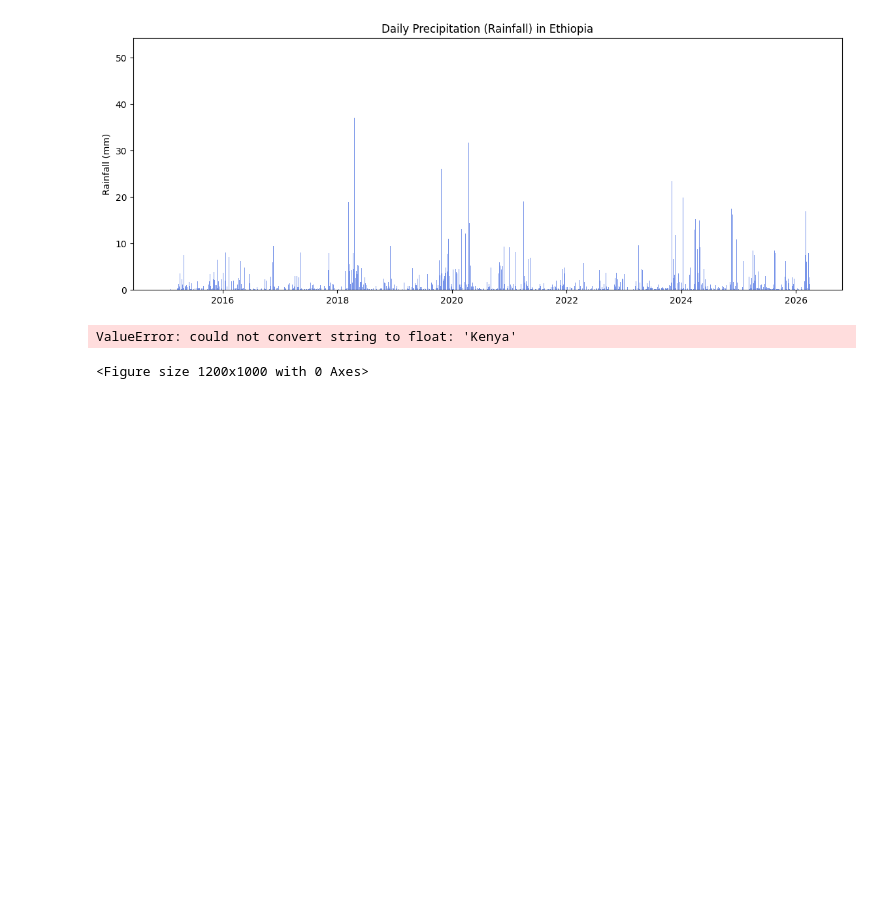
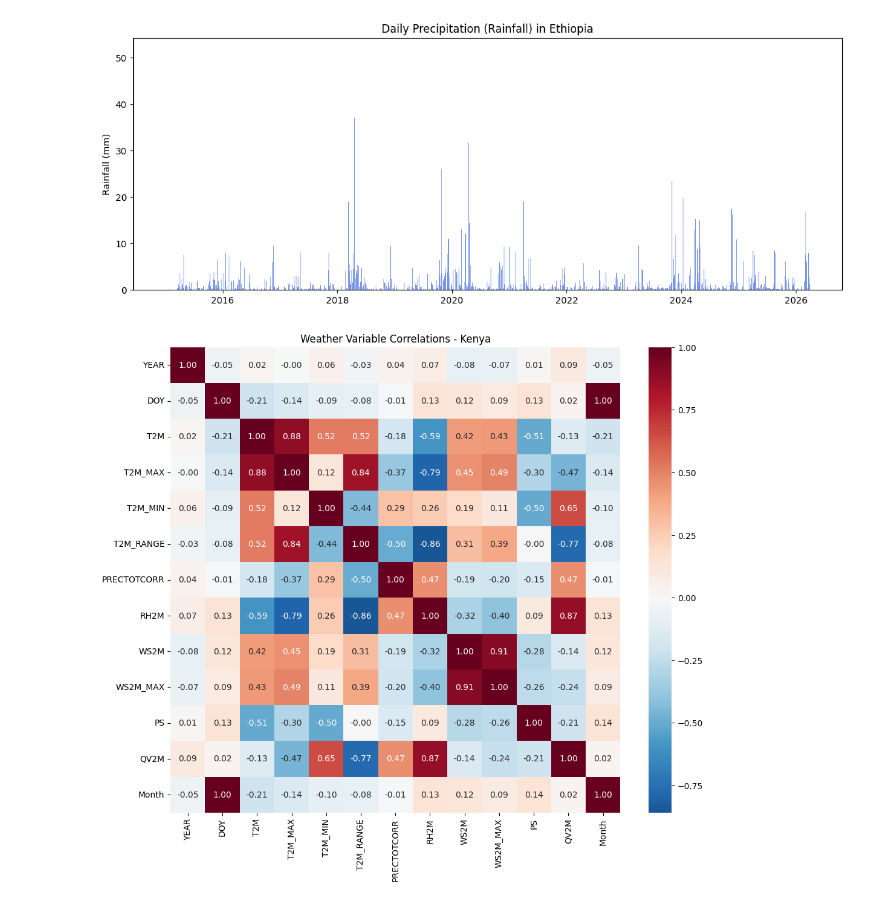
Before and after one commit to mycodebook123/climate-challenge-week0, a Jupyter notebook: notebooks/Kenya_eda.ipynb, the cells around one changed output. Saved outputs shown, nothing was run; the diff lists cells and outputs as text; code cells hidden in the pictures; blank space fills up the shorter version.

Commit message:
feat: add Kenya EDA notebook to its specific branch

```diff
--- a/notebooks/Kenya_eda.ipynb
+++ b/notebooks/Kenya_eda.ipynb
@@ -80,16 +80,16 @@ plt.show()
 [figure]
 # %%
 plt.figure(figsize=(12, 10))
-# We calculate the correlation matrix
-correlation_matrix = df.corr()
+
+# Add numeric_only=True inside the parentheses
+correlation_matrix = df.corr(numeric_only=True)
 
 # Plot the heatmap
 sns.heatmap(correlation_matrix, annot=True, cmap='RdBu_r', center=0, fmt=".2f")
-plt.title('Weather Variable Correlations')
+plt.title('Weather Variable Correlations - Kenya')
 plt.show()
 # %% [output]
-ValueError: could not convert string to float: 'Kenya'
-<Figure size 1200x1000 with 0 Axes>
+[figure, added]
 # %%
 import numpy as np
 from scipy import stats
```
Also changed, not shown: parts of 4 cells of this notebook.
